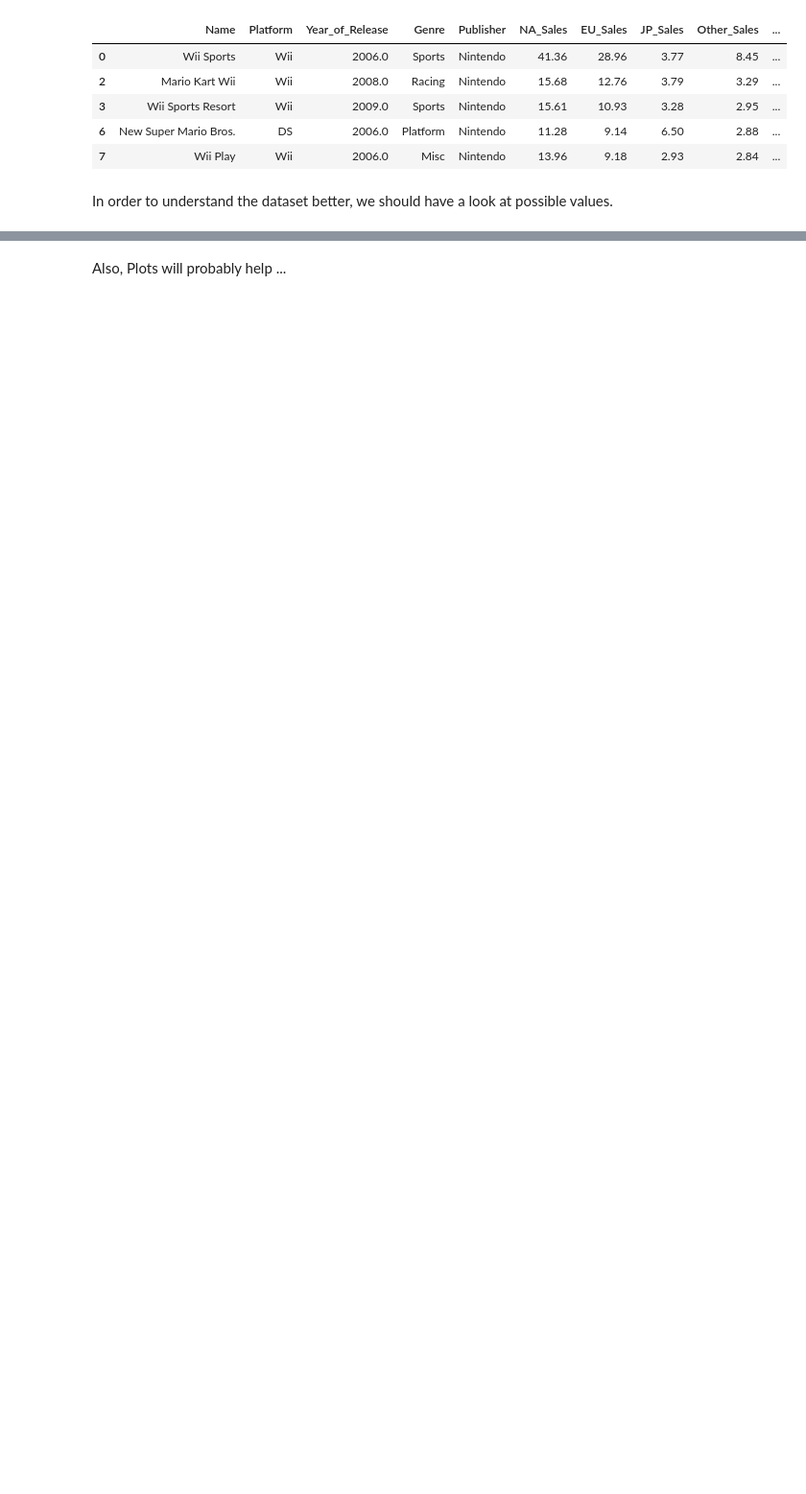
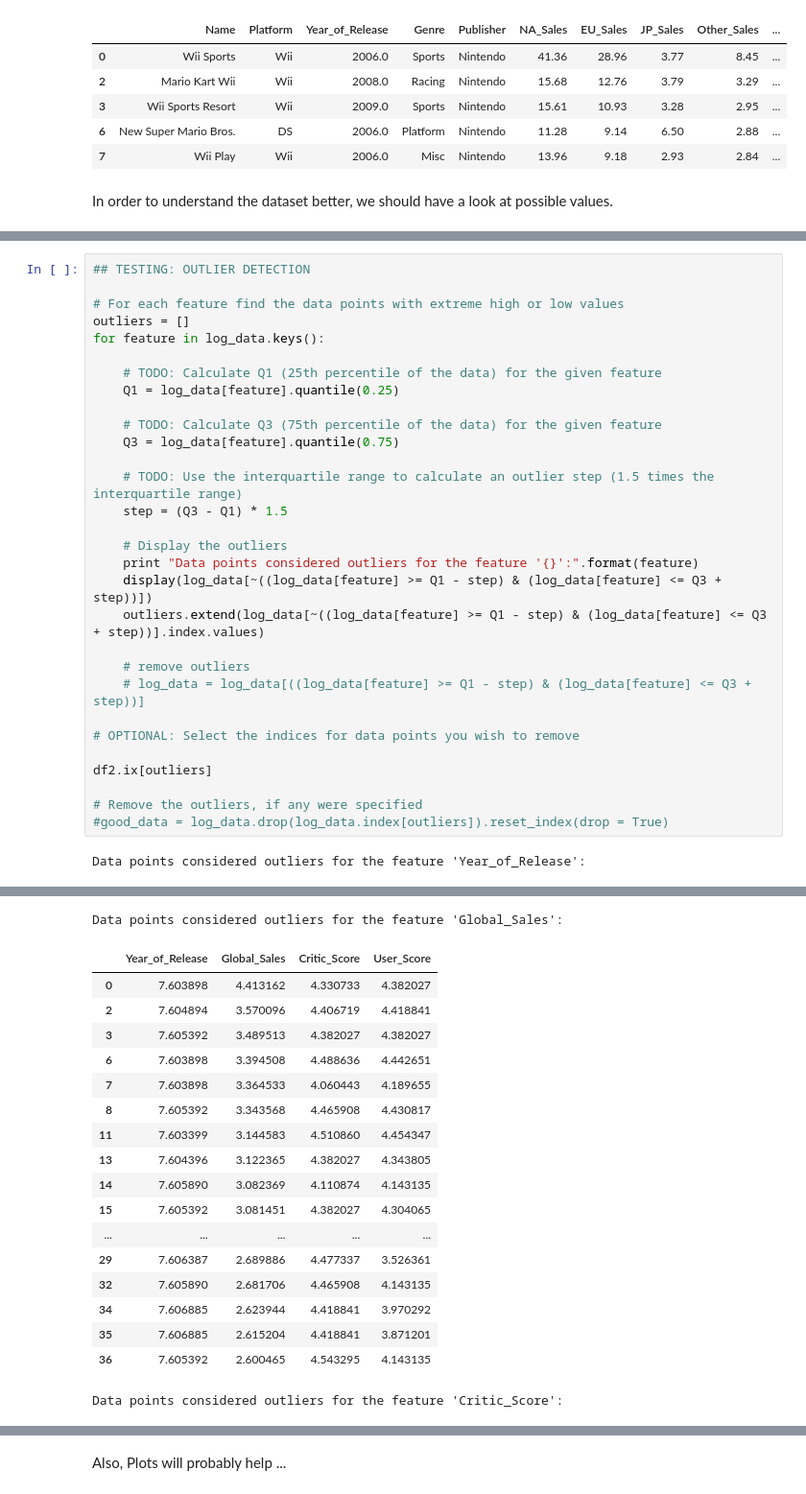
Before and after one commit to otacke/udacity-machine-learning-engineer, a Jupyter notebook: submissions/capstone_project/video_games_sales.ipynb, the cells around one changed output, grey strips where cells are left out. Shown at 96% size. Drawn from its saved outputs; the diff is of its cells as text; blank space fills up the shorter version.

```diff
--- a/submissions/capstone_project/video_games_sales.ipynb
+++ b/submissions/capstone_project/video_games_sales.ipynb
@@ -285,0 +309,32 @@ for rating in df1['Rating'].unique():
+# %%
+## TESTING: OUTLIER DETECTION
+
+# For each feature find the data points with extreme high or low values
+outliers = []
+for feature in log_data.keys():
+
+    # TODO: Calculate Q1 (25th percentile of the data) for the given feature
+    Q1 = log_data[feature].quantile(0.25)
+
+    # TODO: Calculate Q3 (75th percentile of the data) for the given feature
+    Q3 = log_data[feature].quantile(0.75)
+
+    # TODO: Use the interquartile range to calculate an outlier step (1.5 times the interquartile range)
+    step = (Q3 - Q1) * 1.5
+
+    # Display the outliers
+    print "Data points considered outliers for the feature '{}':".format(feature)
+    display(log_data[~((log_data[feature] >= Q1 - step) & (log_data[feature] <= Q3 + step))])
+    outliers.extend(log_data[~((log_data[feature] >= Q1 - step) & (log_data[feature] <= Q3 + step))].index.values)
+
+    # remove outliers
+    # log_data = log_data[((log_data[feature] >= Q1 - step) & (log_data[feature] <= Q3 + step))]
+
+# OPTIONAL: Select the indices for data points you wish to remove
+
+df2.ix[outliers]
+
+# Remove the outliers, if any were specified
+#good_data = log_data.drop(log_data.index[outliers]).reset_index(drop = True)
+# %% [output]
+Data points considered outliers for the feature 'Year_of_Release':
@@ -285,0 +342,19 @@ for rating in df1['Rating'].unique():
+Data points considered outliers for the feature 'Global_Sales':
+|  | Year_of_Release | Global_Sales | Critic_Score | User_Score |
+| 0 | 7.603898 | 4.413162 | 4.330733 | 4.382027 |
+| 2 | 7.604894 | 3.570096 | 4.406719 | 4.418841 |
+| 3 | 7.605392 | 3.489513 | 4.382027 | 4.382027 |
+| 6 | 7.603898 | 3.394508 | 4.488636 | 4.442651 |
+| 7 | 7.603898 | 3.364533 | 4.060443 | 4.189655 |
+| 8 | 7.605392 | 3.343568 | 4.465908 | 4.430817 |
+| 11 | 7.603399 | 3.144583 | 4.510860 | 4.454347 |
+| 13 | 7.604396 | 3.122365 | 4.382027 | 4.343805 |
+| 14 | 7.605890 | 3.082369 | 4.110874 | 4.143135 |
+| 15 | 7.605392 | 3.081451 | 4.382027 | 4.304065 |
+| ... | ... | ... | ... | ... |
+| 29 | 7.606387 | 2.689886 | 4.477337 | 3.526361 |
+| 32 | 7.605890 | 2.681706 | 4.465908 | 4.143135 |
+| 34 | 7.606885 | 2.623944 | 4.418841 | 3.970292 |
+| 35 | 7.606885 | 2.615204 | 4.418841 | 3.871201 |
+| 36 | 7.605392 | 2.600465 | 4.543295 | 4.143135 |
+Data points considered outliers for the feature 'Critic_Score':
```
Also changed, not shown: parts of 11 cells of this notebook, 1 other file.
